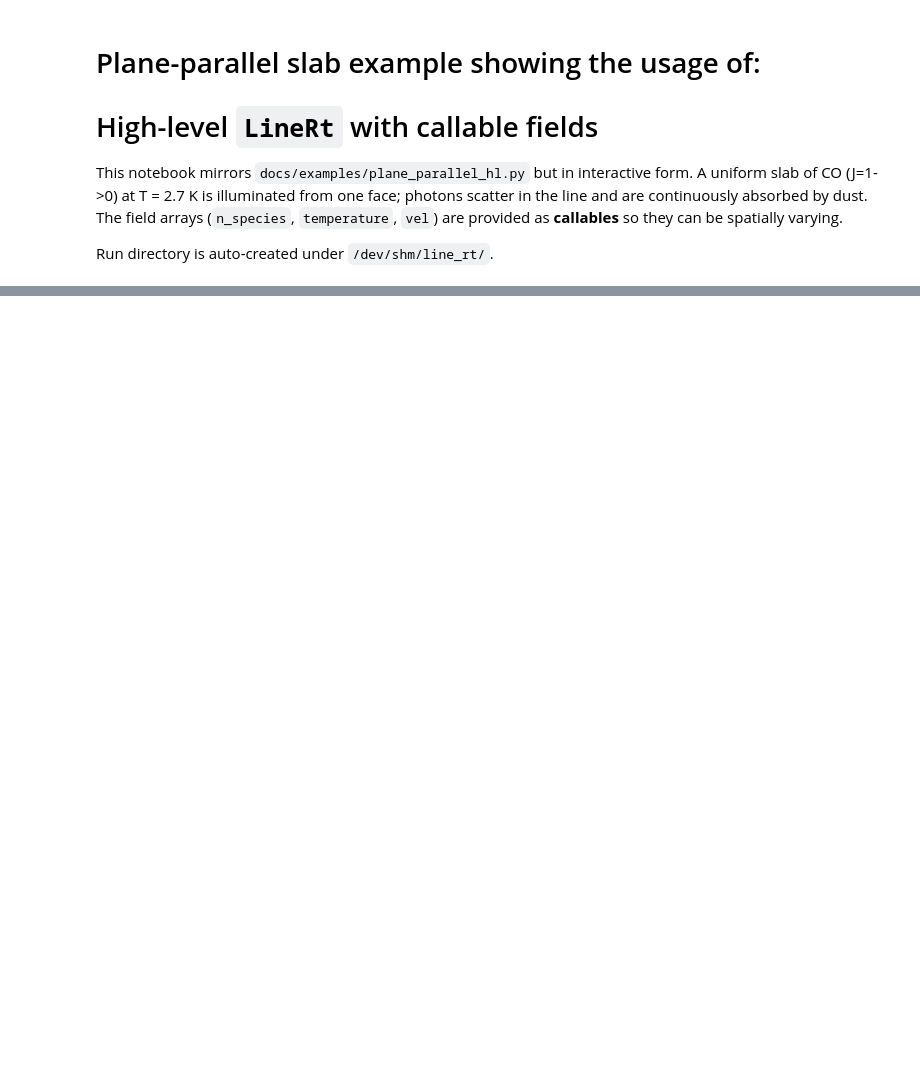
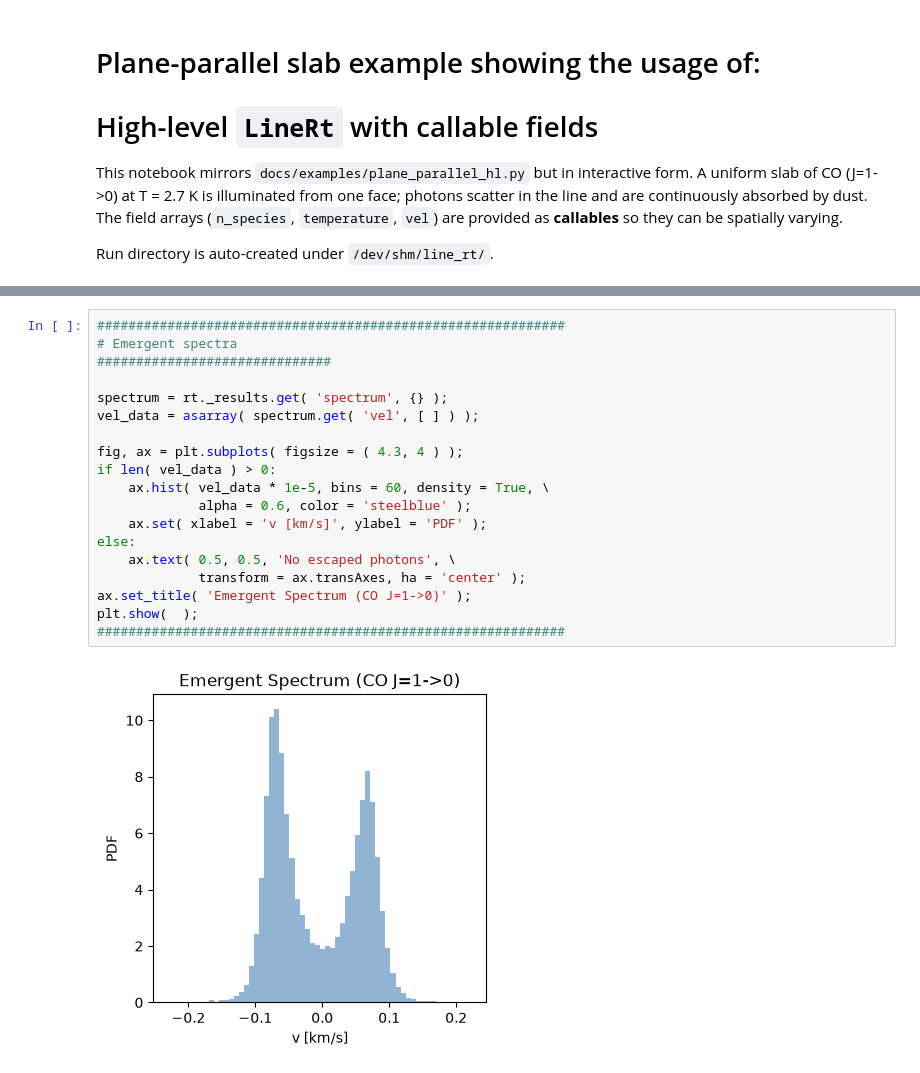
Before and after one commit to wll745881210/kratos_linerad, a Jupyter notebook: docs/examples/plane_parallel_hl.ipynb, the cells around one changed output, grey strips where cells are left out. Drawn from its saved outputs; the diff is of its cells as text; blank space fills up the shorter version.

```diff
--- a/docs/examples/plane_parallel_hl.ipynb
+++ b/docs/examples/plane_parallel_hl.ipynb
@@ -183,3 +246,24 @@ fig, axes = line_rt.default_plot( results, figsize = ( 9, 7 ) );
+# %%
+############################################################
+# Emergent spectra
+##############################
+
+spectrum = rt._results.get( 'spectrum', {} );
+vel_data = asarray( spectrum.get( 'vel', [ ] ) );
+
+fig, ax = plt.subplots( figsize = ( 4.3, 4 ) );
+if len( vel_data ) > 0:
+    ax.hist( vel_data * 1e-5, bins = 60, density = True, \
+             alpha = 0.6, color = 'steelblue' );
+    ax.set( xlabel = 'v [km/s]', ylabel = 'PDF' );
+else:
+    ax.text( 0.5, 0.5, 'No escaped photons', \
+             transform = ax.transAxes, ha = 'center' );
+ax.set_title( 'Emergent Spectrum (CO J=1->0)' );
+plt.show(  );
+############################################################
+# %% [output]
+[figure, added]
 # %%
 ############################################################
 # Spatial distribution
```
Also changed, not shown: parts of 11 cells of this notebook, 1 other file.
